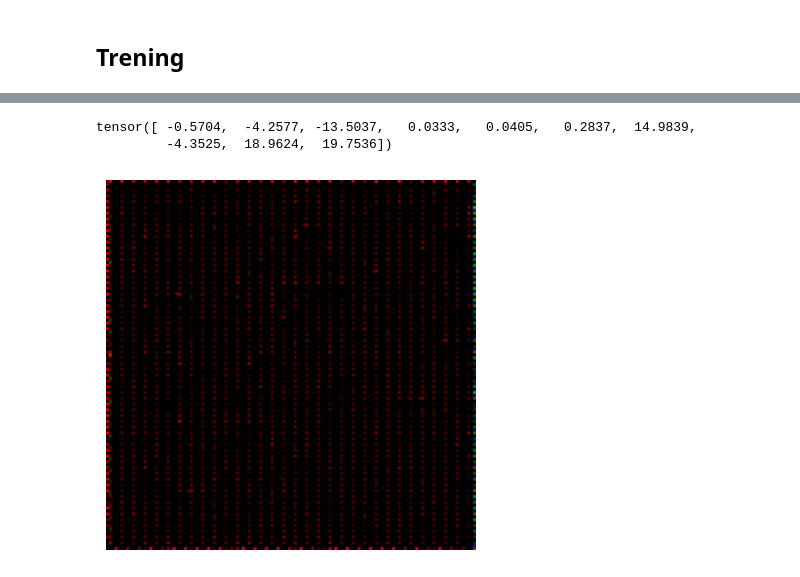
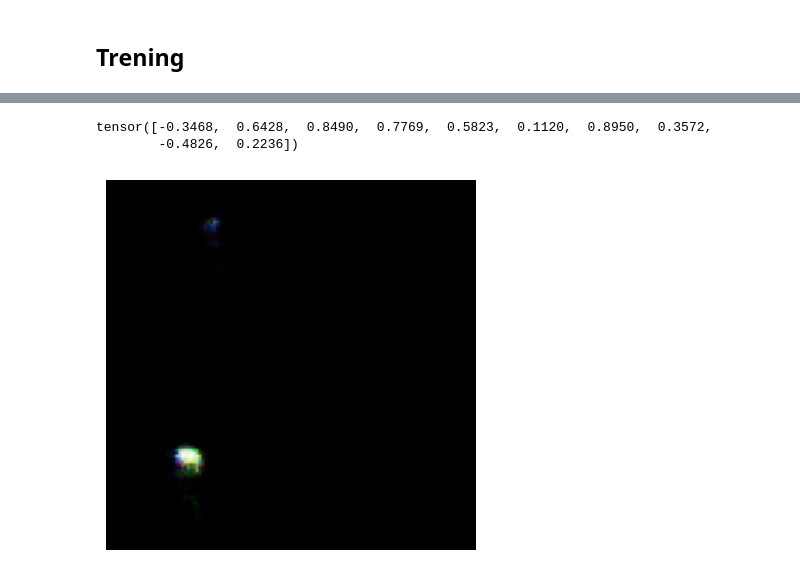
Before and after one commit to twezowic/SIGK, a Jupyter notebook: lab4/note.ipynb, the cells around one changed output, grey strips where cells are left out. Drawn from its saved outputs; the diff is of its cells as text; code cells hidden in the pictures.

```diff
--- a/lab4/note.ipynb
+++ b/lab4/note.ipynb
@@ -44,10 +57,10 @@ class SphereDataset(Dataset):
 # %%
 transform = transforms.Compose([
     transforms.ToTensor(),
-    transforms.Normalize(mean=[.5], std=[.5])
+    transforms.Normalize(mean=[.5, .5, .5], std=[.5, .5, .5])
 ])
 
-dataset = SphereDataset("src/data_fixed.csv", "output", transform=transform)
+dataset = SphereDataset("src/data.csv", "output", transform=transform)
 # %%
 dataset[0]
 # %% [output]
@@ -161,8 +211,26 @@ for epoch in range(EPOCHS):
 # %%
 def generate_random_input():
-    model_translation = np.random.uniform(-20, 20, 3)
+    model_translation = np.random.uniform(-20, 20, 3) / 20.0
     material_diffuse = np.random.uniform(0, 255, 3) / 255.0
-    material_shininess = np.random.uniform(3, 20, 1)
-    light_position = np.random.uniform(-20, 20, 3)
+    material_shininess = np.random.uniform(3, 20, 1) / 20.0
+    light_position = np.random.uniform(-20, 20, 3) / 20.0
     input_vec = np.concatenate([model_translation, material_diffuse, material_shininess, light_position]).astype(np.float32)
     return torch.tensor(input_vec)
+
+
+def denormalize(img: torch.Tensor):
+    return (img + 1) / 2
+# %%
+input, img = dataset[90]
+print(input)
+fig, axes = plt.subplots(1, 2, figsize=(8, 16))
+
+generated_img = generator(input.to(device).unsqueeze(0))
+generated_img = denormalize(generated_img.squeeze(0))
+img_np = generated_img.cpu().detach().numpy().transpose(1, 2, 0)
+axes[0].imshow(img_np)
+axes[0].axis('off')
+
+
+axes[1].imshow(denormalize(img.cpu().detach().numpy().transpose(1, 2, 0)))
+axes[1].axis('off')
@@ -169,17 +242,18 @@ def generate_random_input():
 # %%
 input_tensor = generate_random_input()
+# input_tensor = torch.Tensor([-0.1, 0.3, -0.1, 0.7, 0.5, 0.7, 1.0, 0.2, -0.2, 0.1])
 print(input_tensor)
 
 with torch.no_grad():
     generated_img = generator(input_tensor.to(device).unsqueeze(0))
-    generated_img = generated_img.squeeze(0)
+    generated_img = denormalize(generated_img.squeeze(0))
 
 img_np = generated_img.cpu().detach().numpy().transpose(1, 2, 0)
 
 plt.imshow(img_np)
 plt.axis('off')
 plt.show()
 # %% [output]
-tensor([ -0.5704,  -4.2577, -13.5037,   0.0333,   0.0405,   0.2837,  14.9839,
-         -4.3525,  18.9624,  19.7536])
+tensor([-0.3468,  0.6428,  0.8490,  0.7769,  0.5823,  0.1120,  0.8950,  0.3572,
+        -0.4826,  0.2236])
-[figure, old version]
+[figure, new version]
```
Also changed, not shown: parts of 9 cells of this notebook, 4 other files.
